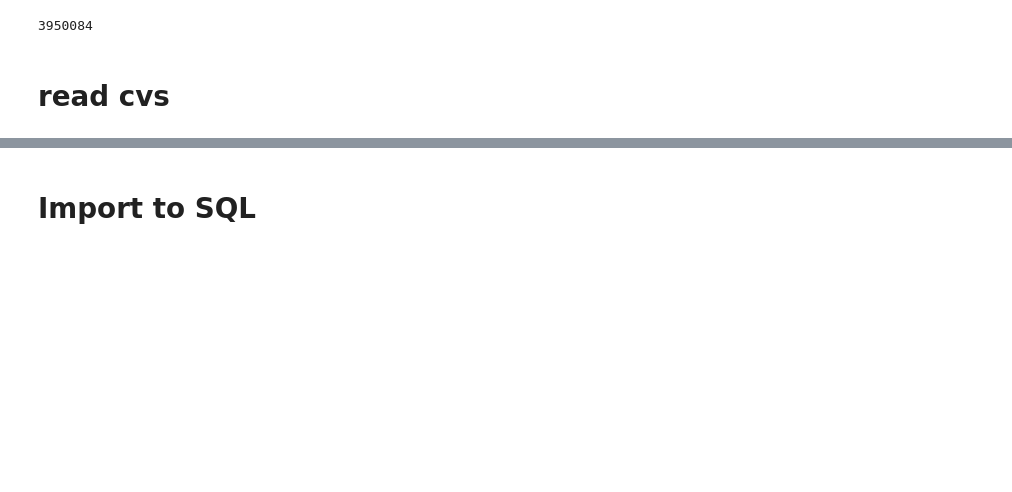
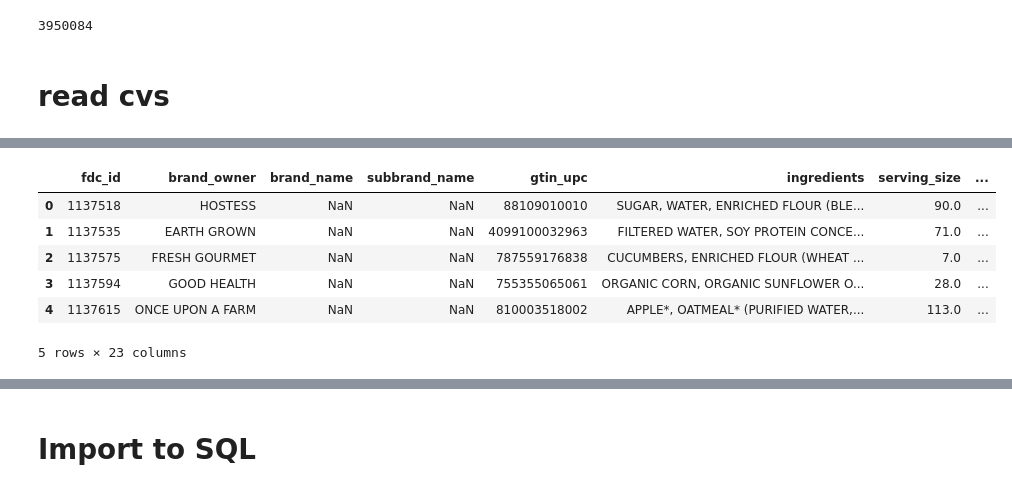
Before and after one commit to Federicosz/Is_this_good, a Jupyter notebook: code1.ipynb, the cells around one changed output, grey strips where cells are left out. Saved outputs shown, nothing was run; the diff lists cells and outputs as text; code cells hidden in the pictures; blank space fills up the shorter version.

```diff
--- a/code1.ipynb
+++ b/code1.ipynb
@@ -60,7 +27,7 @@ food_idea.to_sql('food_nutrient',index=False,con=engine,schema='food',dtype=dtyp
 # %% [markdown]
 # read cvs
 # %%
-dtype_branded_test= {
+dtype_branded= {
     'fdc_id': int,
     'brand_owner': str,
     'brand_name': str,
@@ -75,6 +42,6 @@ dtype_branded_test= {
     'available_date': str,
     'preparation_state_code': str
 }
-branded_3=pd.read_csv('../Is_this_good/branded_food.csv',usecols=['fdc_id', 'brand_owner', 'brand_name','subbrand_name', 'gtin_upc','ingredients','serving_size',
+branded=pd.read_csv('../Is_this_good/branded_food.csv',usecols=['fdc_id', 'brand_owner', 'brand_name','subbrand_name', 'gtin_upc','ingredients','serving_size',
                                                                   'serving_size_unit','branded_food_category', 'data_source','modified_date',
-                                                                    'available_date','preparation_state_code'],dtype=dtype_branded_test)
+                                                                    'available_date','preparation_state_code'],dtype=dtype_branded)
@@ -95,0 +82,44 @@ nutrient=pd.read_csv('../Is_this_good/nutrient.csv')
+# %%
+#Cleannning of branded
+branded_f=branded[~branded['gtin_upc'].duplicated(keep='last')]
+
+
+#Cleanning of food_nutirient
+#filter by nutrients
+select_nutrients = [1008,1003,1004,1005,2000,1235,1093,1079,1257,1253]
+food_nutrient_f=food_nutrient[food_nutrient['nutrient_id'].isin(select_nutrients)]
+#filter by fdc_id branded
+filter_branded=list(branded_f['fdc_id'].values)
+food_nutrient_f_fil_b=food_nutrient_f[food_nutrient_f['fdc_id'].isin(filter_branded)]
+#pivot df for asdecuate shape
+food_nutrient_pivot=pd.pivot_table(data=food_nutrient_f_fil_b,index='fdc_id',columns='nutrient_id',values='amount',aggfunc='sum')
+#change nutrients id for nutrients name
+filtered_nutrient = nutrient[nutrient['id'].isin(select_nutrients)][['id', 'name']]
+nutrient_dict = dict(zip(filtered_nutrient['id'], filtered_nutrient['name']))
+nutrient_dict={1003: 'Protein', 1004: 'Fat)', 1005: 'Carbohydrate', 1008: 'Energy', 1079: 'Fiber', 1093: 'Sodium', 1235: 'Sugars_added', 1253: 'Cholesterol', 1257: 'Trans_fat', 2000: 'Total_sugars'} #done manualy
+food_nutrient_pivot.rename(columns=nutrient_dict,inplace=True)
+
+
+#Create_filter to drop product variation
+branded_variation=branded_f[['fdc_id','brand_owner','brand_name']]
+df_filter_variation=pd.merge(branded_variation,food_nutrient_pivot,on='fdc_id',how='inner')
+df_filter_variation.set_index('fdc_id',inplace=True)
+df_filter_variation.drop_duplicates(keep='first',inplace=True)
+filter_variation=list(df_filter_variation.index)
+#Create New DF
+branded_ultimate=pd.merge(branded_f,food_nutrient_pivot,on='fdc_id',how='inner')
+branded_ultimate=branded_ultimate[branded_ultimate['fdc_id'].isin(filter_variation)]
+
+
+#Cleanning of food
+food_f=food[food['fdc_id'].isin(filter_variation)]
+# %%
+branded_ultimate.head()
+# %% [output]
+|  | fdc_id | brand_owner | brand_name | subbrand_name | gtin_upc | ingredients | serving_size | ... |
+| 0 | 1137518 | HOSTESS | NaN | NaN | 88109010010 | SUGAR, WATER, ENRICHED FLOUR (BLE... | 90.0 | ... |
+| 1 | 1137535 | EARTH GROWN | NaN | NaN | 4099100032963 | FILTERED WATER, SOY PROTEIN CONCE... | 71.0 | ... |
+| 2 | 1137575 | FRESH GOURMET | NaN | NaN | 787559176838 | CUCUMBERS, ENRICHED FLOUR (WHEAT ... | 7.0 | ... |
+| 3 | 1137594 | GOOD HEALTH | NaN | NaN | 755355065061 | ORGANIC CORN, ORGANIC SUNFLOWER O... | 28.0 | ... |
+| 4 | 1137615 | ONCE UPON A FARM | NaN | NaN | 810003518002 | APPLE*, OATMEAL* (PURIFIED WATER,... | 113.0 | ... |
+5 rows × 23 columns
```
Also changed, not shown: parts of 23 cells of this notebook, 1 other file.
